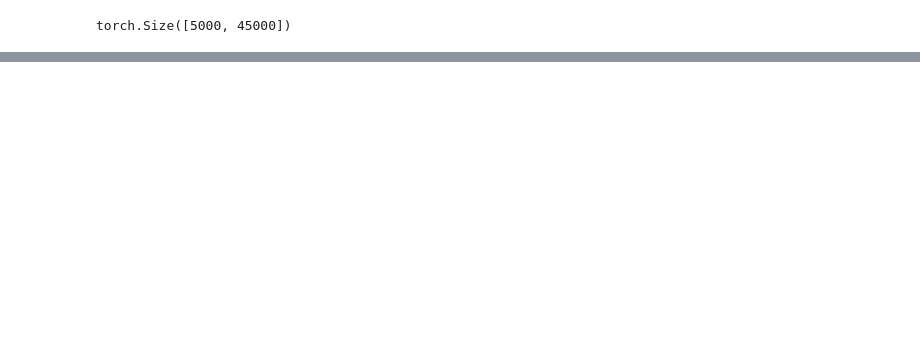
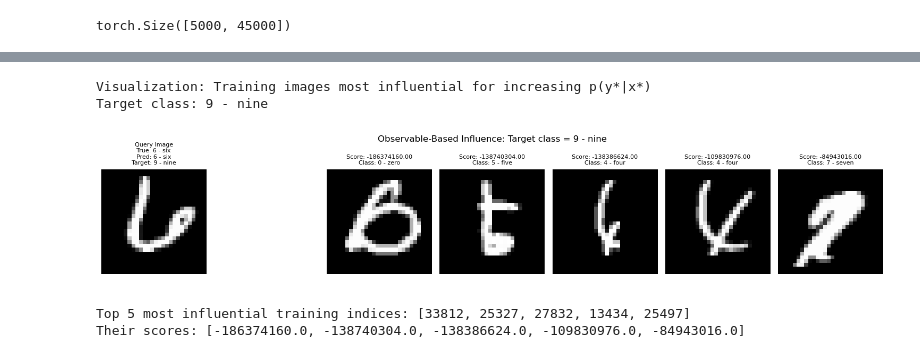
Before and after one commit to jrosseruk/infusion, a Jupyter notebook: cifar10/cifar10.ipynb, the cells around one changed output, grey strips where cells are left out. Cells and saved outputs as stored; diff of their text form; code cells hidden in the pictures; blank space fills up the shorter version.

```diff
--- a/cifar10/cifar10.ipynb
+++ b/cifar10/cifar10.ipynb
@@ -384,0 +416,16 @@ len(valid_ds)
+# %%
+# Step 2: Prepare model with the observable task
+print("\nStep 2: Preparing model for observable influence computation...")
+
+# We need to re-prepare the model with the new task
+# First, let's reload the model to get a fresh copy
+from cifar10.model import ResNet9
+
+model_for_observable = ResNet9(num_classes=num_classes).to(device)
+model_for_observable.load_state_dict(torch.load(ckpt_path, map_location=device))
+
+# Prepare with the observable task
+from kronfluence.analyzer import prepare_model
+model_for_observable = prepare_model(model_for_observable, observable_task)
+
+print("  Model prepared with ObservableTask")
@@ -384,0 +504,34 @@ len(valid_ds)
+# %%
+# Visualize top influential training images for the observable
+print("\nVisualization: Training images most influential for increasing p(y*|x*)")
+print(f"Target class: {test_ds.classes[y_star]}")
+
+fig, axs = plt.subplots(ncols=7, figsize=(15, 3))
+fig.suptitle(f"Observable-Based Influence: Target class = {test_ds.classes[y_star]}")
+
+# Show the query image
+axs[0].imshow(prepare_img(x_star))
+axs[0].axis("off")
+axs[0].set_title(f"Query Image\nTrue: {test_ds.classes[y_label]}\nPred: {test_ds.classes[y_pred]}\nTarget: {test_ds.classes[y_star]}", fontsize=8)
+axs[1].axis("off")
+
+# Top 5 most influential training images (most negative scores)
+# Negative scores mean these images, when perturbed, will increase the target probability
+top_idxs = observable_scores.argsort()[:5]
+for ii, idx in enumerate(top_idxs):
+    img, label = train_ds[idx]
+    axs[ii + 2].imshow(prepare_img(img))
+    axs[ii + 2].axis("off")
+    axs[ii + 2].set_title(f"Score: {observable_scores[idx]:.2f}\nClass: {test_ds.classes[label]}", fontsize=8)
+
+plt.tight_layout()
+plt.show()
+
+print(f"\nTop 5 most influential training indices: {top_idxs.tolist()}")
+print(f"Their scores: {observable_scores[top_idxs].tolist()}")
+# %% [output]
+Visualization: Training images most influential for increasing p(y*|x*)
+Target class: 9 - nine
+[figure, added]
+Top 5 most influential training indices: [33812, 25327, 27832, 13434, 25497]
+Their scores: [-186374160.0, -138740304.0, -138386624.0, -109830976.0, -84943016.0]
```
Also changed, not shown: parts of 18 cells of this notebook, 4 other files.
